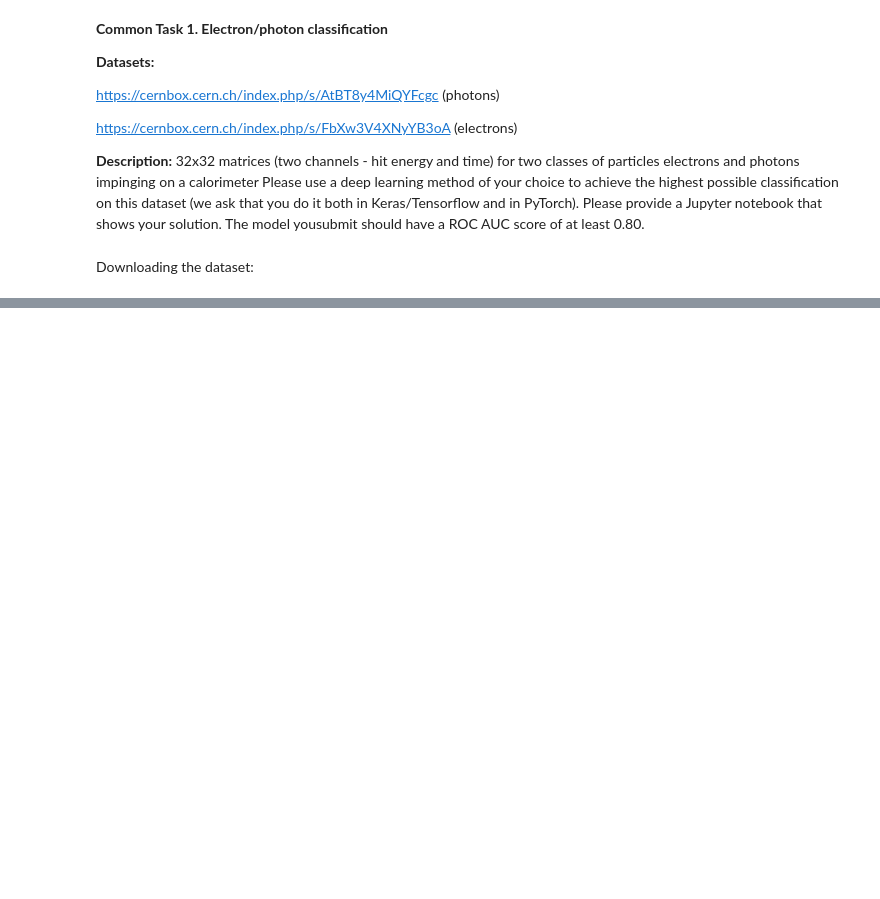
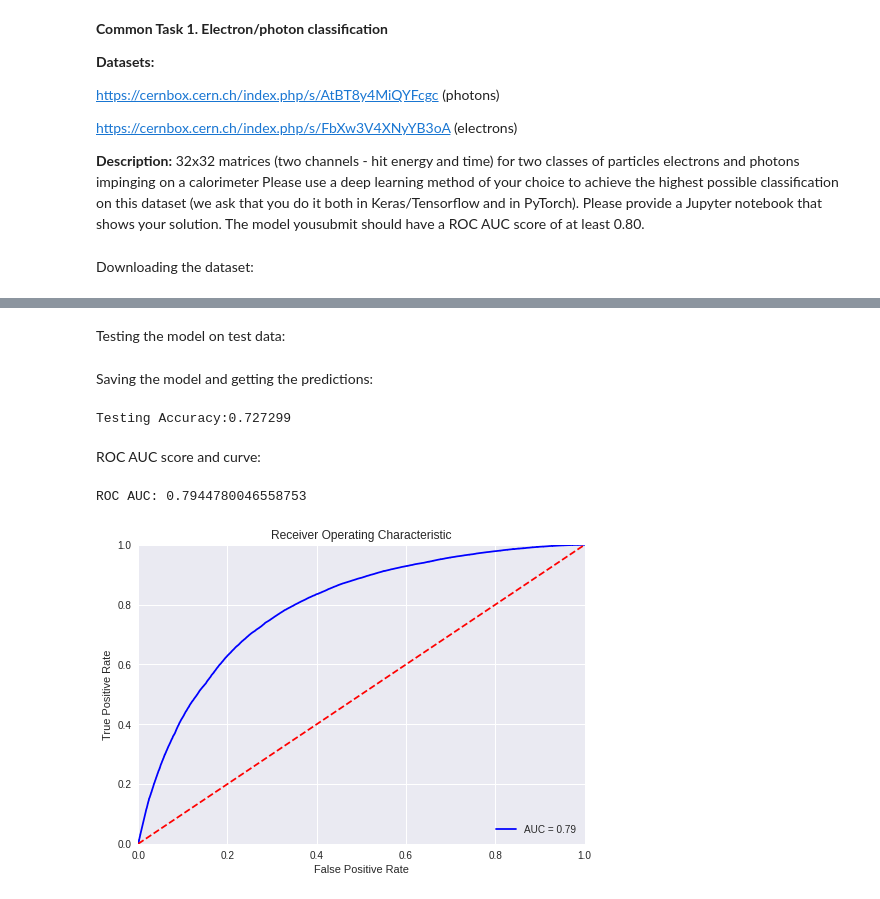
Before and after one commit to AritraStark/E2E_GSOC_2022, a Jupyter notebook: E2E_eval_task_1_PyTorch.ipynb, the cells around one changed output, grey strips where cells are left out. Saved outputs shown, nothing was run; the diff lists cells and outputs as text; code cells hidden in the pictures; blank space fills up the shorter version.

```diff
--- a/E2E_eval_task_1_PyTorch.ipynb
+++ b/E2E_eval_task_1_PyTorch.ipynb
@@ -190,0 +217,50 @@ print(f"\n Overall test accuracy: {overall_test_accuracy:.2f}%")
+# %% [markdown]
+Testing the model on test data:
+# %%
+def test(model, test_loader):
+    total = 0
+    correct = 0
+    model.eval()     # Optional when not using Model Specific layer
+    y_pred = np.array([])
+    with torch.no_grad():
+        for data, labels in test_loader:
+            # Transfer Data to GPU if available
+            if torch.cuda.is_available():
+                data, labels = data.cuda(), labels.cuda()
+            # Forward Pass
+            target = model(data)
+            # Calculate Right Prediction
+            total += labels.size(0)
+            correct += ((target>0.5).float() == labels).sum().item()
+            # Save prediction
+            y_pred = np.append(y_pred, target.cpu().detach().numpy())
+    gc.collect()
+    print('Testing Accuracy:{:.6f}'.format(correct*1.0 / total))
+    return y_pred
+# %% [markdown]
+Saving the model and getting the predictions:
+# %%
+best_model = FCN()
+best_model.load_state_dict(torch.load("saved_model.pth"))
+best_model.to(device)
+y_pred = test(best_model, test_loader)
+# %% [output]
+Testing Accuracy:0.727299
+# %% [markdown]
+ROC AUC score and curve:
+# %%
+print("ROC AUC:" ,roc_auc_score(y_test, y_pred))
+fpr, tpr, thresholds = roc_curve(y_test, y_pred)
+roc_auc = auc(fpr, tpr)
+plt.title('Receiver Operating Characteristic')
+plt.plot(fpr, tpr, 'b', label = 'AUC = %0.2f' % roc_auc)
+plt.legend(loc = 'lower right')
+plt.plot([0, 1], [0, 1],'r--')
+plt.xlim([0, 1])
+plt.ylim([0, 1])
+plt.ylabel('True Positive Rate')
+plt.xlabel('False Positive Rate')
+plt.show()
+# %% [output]
+ROC AUC: 0.7944780046558753
+[figure, added]
```
Also changed, not shown: parts of 21 cells of this notebook.
